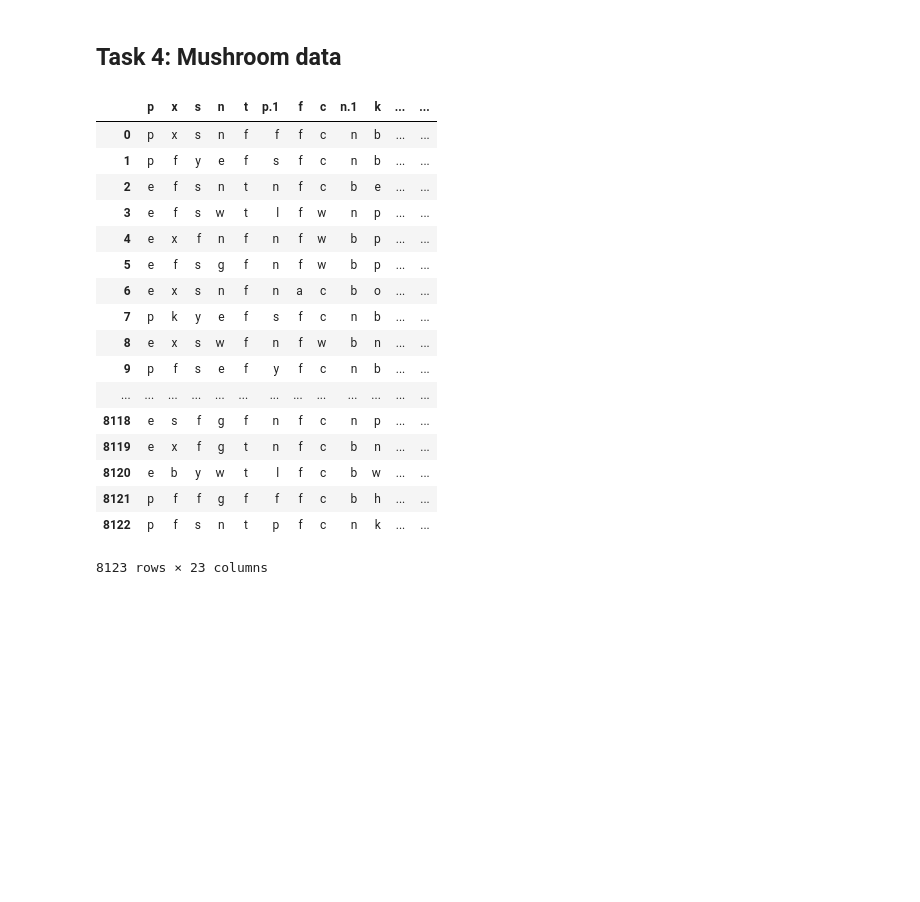
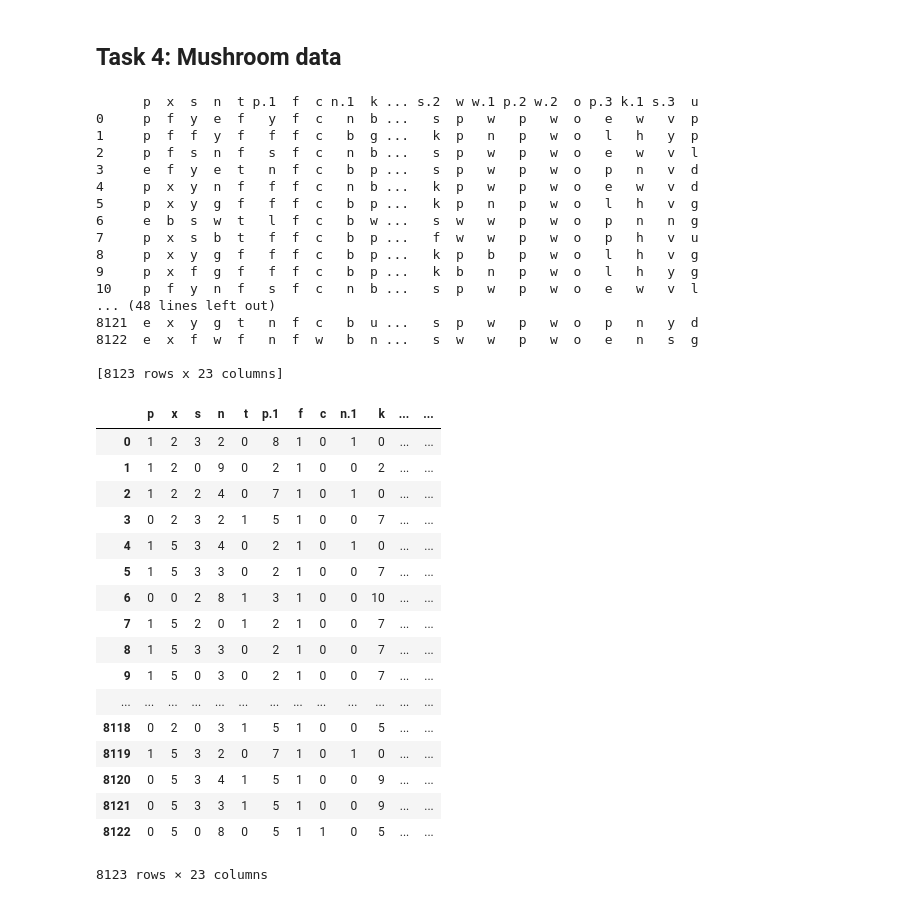
Before and after one commit to mateuszlewko/data-mining, a Jupyter notebook: set5/solutions.ipynb, the cells around one changed output. Saved outputs shown, nothing was run; the diff lists cells and outputs as text; code cells hidden in the pictures; blank space fills up the shorter version.

```diff
--- a/set5/solutions.ipynb
+++ b/set5/solutions.ipynb
@@ -295,25 +295,48 @@ clf.score(titanic_X[train_samples:], titanic_Y[train_samples:])
 # %% [markdown]
 ## Task 4: Mushroom data
 # %%
-mushroom_data = pd.read_csv('agaricus-lepiota.data', delimiter=',').sample(frac=1.0).reset_index(drop=True)
+mushroom_data = pd.read_csv('agaricus-lepiota.data', delimiter=',') \
+                  .sample(frac=1.0) \
+                  .reset_index(drop=True)
+print mushroom_data
+for cat in list(mushroom_data):
+    mushroom_data[cat] =  pd.Categorical(mushroom_data[cat]).codes
+
 mushroom_data
 # %% [output]
+      p  x  s  n  t p.1  f  c n.1  k ... s.2  w w.1 p.2 w.2  o p.3 k.1 s.3  u
+0     p  f  y  e  f   y  f  c   n  b ...   s  p   w   p   w  o   e   w   v  p
+1     p  f  f  y  f   f  f  c   b  g ...   k  p   n   p   w  o   l   h   y  p
+2     p  f  s  n  f   s  f  c   n  b ...   s  p   w   p   w  o   e   w   v  l
+3     e  f  y  e  t   n  f  c   b  p ...   s  p   w   p   w  o   p   n   v  d
+4     p  x  y  n  f   f  f  c   n  b ...   k  p   w   p   w  o   e   w   v  d
+5     p  x  y  g  f   f  f  c   b  p ...   k  p   n   p   w  o   l   h   v  g
+6     e  b  s  w  t   l  f  c   b  w ...   s  w   w   p   w  o   p   n   n  g
+7     p  x  s  b  t   f  f  c   b  p ...   f  w   w   p   w  o   p   h   v  u
+8     p  x  y  g  f   f  f  c   b  p ...   k  p   b   p   w  o   l   h   v  g
+9     p  x  f  g  f   f  f  c   b  p ...   k  b   n   p   w  o   l   h   y  g
+10    p  f  y  n  f   s  f  c   n  b ...   s  p   w   p   w  o   e   w   v  l
+... (48 lines left out)
+8121  e  x  y  g  t   n  f  c   b  u ...   s  p   w   p   w  o   p   n   y  d
+8122  e  x  f  w  f   n  f  w   b  n ...   s  w   w   p   w  o   e   n   s  g
+
+[8123 rows x 23 columns]
 |  | p | x | s | n | t | p.1 | f | c | n.1 | k | ... | ... |
-| 0 | p | x | s | n | f | f | f | c | n | b | ... | ... |
-| 1 | p | f | y | e | f | s | f | c | n | b | ... | ... |
-| 2 | e | f | s | n | t | n | f | c | b | e | ... | ... |
-| 3 | e | f | s | w | t | l | f | w | n | p | ... | ... |
-| 4 | e | x | f | n | f | n | f | w | b | p | ... | ... |
-| 5 | e | f | s | g | f | n | f | w | b | p | ... | ... |
-| 6 | e | x | s | n | f | n | a | c | b | o | ... | ... |
-| 7 | p | k | y | e | f | s | f | c | n | b | ... | ... |
-| 8 | e | x | s | w | f | n | f | w | b | n | ... | ... |
-| 9 | p | f | s | e | f | y | f | c | n | b | ... | ... |
+| 0 | 1 | 2 | 3 | 2 | 0 | 8 | 1 | 0 | 1 | 0 | ... | ... |
+| 1 | 1 | 2 | 0 | 9 | 0 | 2 | 1 | 0 | 0 | 2 | ... | ... |
+| 2 | 1 | 2 | 2 | 4 | 0 | 7 | 1 | 0 | 1 | 0 | ... | ... |
+| 3 | 0 | 2 | 3 | 2 | 1 | 5 | 1 | 0 | 0 | 7 | ... | ... |
+| 4 | 1 | 5 | 3 | 4 | 0 | 2 | 1 | 0 | 1 | 0 | ... | ... |
+| 5 | 1 | 5 | 3 | 3 | 0 | 2 | 1 | 0 | 0 | 7 | ... | ... |
+| 6 | 0 | 0 | 2 | 8 | 1 | 3 | 1 | 0 | 0 | 10 | ... | ... |
+| 7 | 1 | 5 | 2 | 0 | 1 | 2 | 1 | 0 | 0 | 7 | ... | ... |
+| 8 | 1 | 5 | 3 | 3 | 0 | 2 | 1 | 0 | 0 | 7 | ... | ... |
+| 9 | 1 | 5 | 0 | 3 | 0 | 2 | 1 | 0 | 0 | 7 | ... | ... |
 | ... | ... | ... | ... | ... | ... | ... | ... | ... | ... | ... | ... | ... |
-| 8118 | e | s | f | g | f | n | f | c | n | p | ... | ... |
-| 8119 | e | x | f | g | t | n | f | c | b | n | ... | ... |
-| 8120 | e | b | y | w | t | l | f | c | b | w | ... | ... |
-| 8121 | p | f | f | g | f | f | f | c | b | h | ... | ... |
-| 8122 | p | f | s | n | t | p | f | c | n | k | ... | ... |
+| 8118 | 0 | 2 | 0 | 3 | 1 | 5 | 1 | 0 | 0 | 5 | ... | ... |
+| 8119 | 1 | 5 | 3 | 2 | 0 | 7 | 1 | 0 | 1 | 0 | ... | ... |
+| 8120 | 0 | 5 | 3 | 4 | 1 | 5 | 1 | 0 | 0 | 9 | ... | ... |
+| 8121 | 0 | 5 | 3 | 3 | 1 | 5 | 1 | 0 | 0 | 9 | ... | ... |
+| 8122 | 0 | 5 | 0 | 8 | 0 | 5 | 1 | 1 | 0 | 5 | ... | ... |
-8123 rows × 23 columns
+8123 rows × 23 columns
 # %%
```
Also changed, not shown: parts of 8 cells of this notebook.
